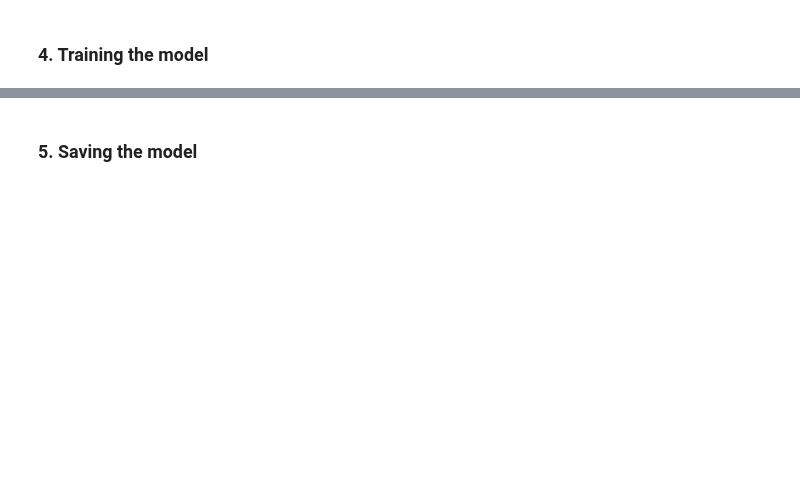
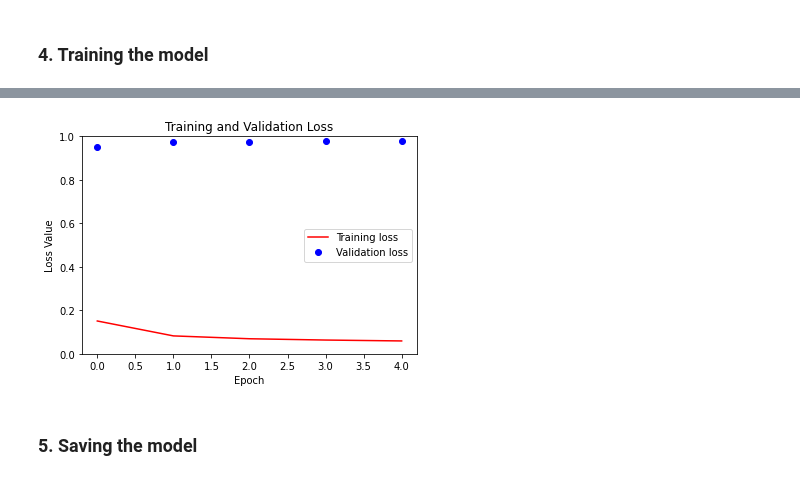
Before and after one commit to emely3h/Geospatial_ML, a Jupyter notebook: notebooks/unet.ipynb, the cells around one changed output, grey strips where cells are left out. Drawn from its saved outputs; the diff is of its cells as text; code cells hidden in the pictures; blank space fills up the shorter version.

```diff
--- a/notebooks/unet.ipynb
+++ b/notebooks/unet.ipynb
@@ -140,5 +160,8 @@ To enable them in other operations, rebuild TensorFlow with the appropriate comp
 # %%
-print(y.shape)
-y_one_hot =  np.array([tf.one_hot(item, depth=4).numpy() for item in y])
+def normalizing(X, y):
 
-print(y_one_hot.shape)
+  print(y.shape)
+  y_one_hot =  np.array([tf.one_hot(item, depth=3).numpy() for item in y]) # error why depth 4??
+  print(y_one_hot.shape)
+  X_normal = X/255
+  return X_normal, y_one_hot
@@ -147,0 +168,6 @@ print(y_one_hot.shape)
+# %%
+X_train, y_train = normalizing(X_train, y_train)
+
+X_val, y_val = normalizing(X_val, y_val)
+
+#X_test, y_test = normalizing(X_test, y_test)
@@ -156,6 +315,6 @@ print(np.min(y_one_hot))
 # %%
-from models.unet_model import unet_2d
+
 from keras.losses import categorical_crossentropy
-
-model = unet_2d(input_shape=(256, 256, 4), num_classes=3)
-model.summary()
+model = multi_unet_model(4, 256, 256, 5)
+#model = unet_2d(input_shape=(256, 256, 5), num_classes=3)
+#model.summary()
@@ -165,0 +345,7 @@ ModuleNotFoundError: No module named 'models'
+# %%
+model.compile(optimizer='adam',
+              loss=categorical_crossentropy, # loss=tf.keras.losses.SparseCategoricalCrossentropy(from_logits=True),
+              metrics=['accuracy'])
+
+#early_stopping = tf.keras.callbacks.EarlyStopping(monitor=training_parameters["monitored_func"], patience=5, restore_best_weights=True)
+model_history = model.fit(x=X_train, y=y_train, epochs=5)
@@ -166,26 +378,16 @@ ModuleNotFoundError: No module named 'models'
 # %%
-model.compile(optimizer='adam',
-              loss=categorical_crossentropy, # loss=tf.keras.losses.SparseCategoricalCrossentropy(from_logits=True),
-              metrics=['accuracy'])
-
-
-model_history = model.fit(train_batches, epochs=EPOCHS,
-                          steps_per_epoch=STEPS_PER_EPOCH,
-                          validation_steps=VALIDATION_STEPS,
-                          validation_data=test_batches,
-                          callbacks=[DisplayCallback()])
-
-loss = model_history.history['loss']
-val_loss = model_history.history['val_loss']
+val_loss = model_history.history['accuracy']
 
 plt.figure()
 plt.plot(model_history.epoch, loss, 'r', label='Training loss')
 plt.plot(model_history.epoch, val_loss, 'bo', label='Validation loss')
 plt.title('Training and Validation Loss')
 plt.xlabel('Epoch')
 plt.ylabel('Loss Value')
 plt.ylim([0, 1])
 plt.legend()
 plt.show()
+# %% [output]
+[figure, added]
 # %% [markdown]
 ### 5. Saving the model
```
Also changed, not shown: parts of 26 cells of this notebook.
